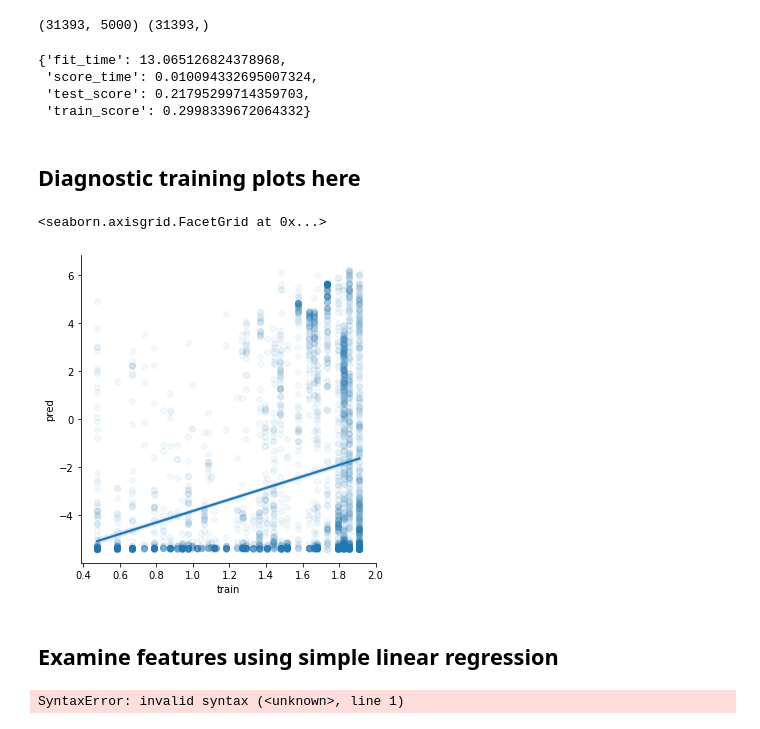
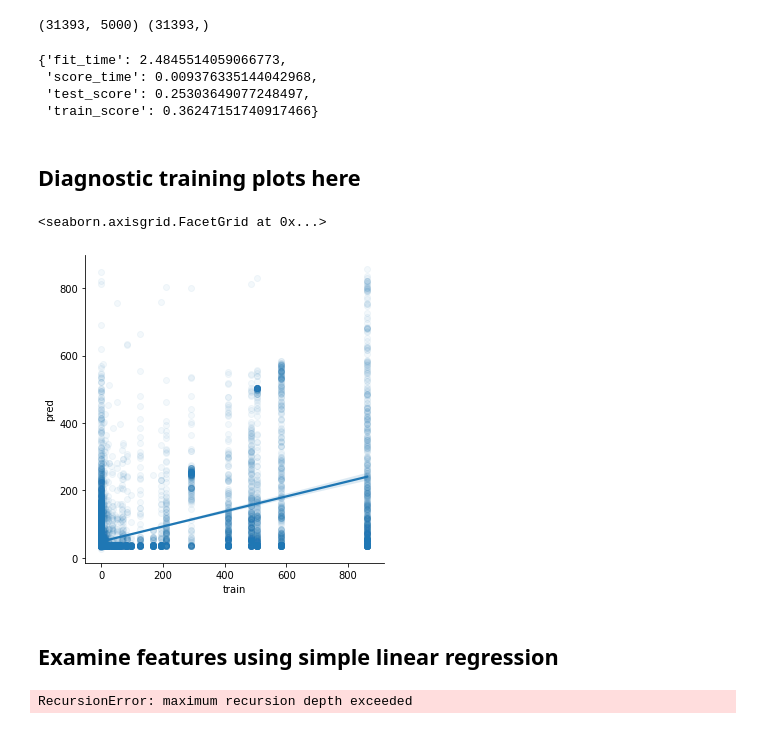
Before and after one commit to MartinChrisWood/news_crow, a Jupyter notebook: 07_ML_predict_size.ipynb, the cells around one changed output. Drawn from its saved outputs; the diff is of its cells as text; code cells hidden in the pictures.

Commit message:
Implemented some time coherence functions, testing ml  prediction on phrases vs straight tokens

```diff
--- a/07_ML_predict_size.ipynb
+++ b/07_ML_predict_size.ipynb
@@ -81,9 +80,6 @@ def get_phrased_nouns(sentences):
 # %%
-# Load the corpus
-df = pd.read_csv("working/RSS_clustered_louvain.csv")
-
 # A quick utility function to pre-process the text
-df["tokens"] = df["clean_text"].apply(preprocess_desc)
+df["tokens"] = df["clean_text"].apply(helper.preprocess_description)
 df['phrased_tokens'] = get_phrased_nouns(df['clean_text'])
 
 # Create variable for cluster size
@@ -94,7 +90,7 @@ df_size.head()
 
 df = df.merge(df_size, on="cluster", how="left")
 
-df['cluster_size'] = np.where(df['cluster']==-1, 0.001, df['cluster_size'])
+df['cluster_size'] = np.where(df['cluster']==-1, 0.0, df['cluster_size'])
 
 # Take a look at the features and labels
 df[['cluster_size', 'tokens', 'phrased_tokens']]
@@ -117,10 +113,10 @@ vectorizer = TfidfVectorizer(decode_error="ignore",
                              max_features=5000)
 
 # Create feature vectors
-X = vectorizer.fit_transform(df['tokens'].apply(" ".join))
+X = vectorizer.fit_transform(df['phrased_tokens'].apply(" ".join))
 
 # Create Labels
-y = np.asarray(np.log(df['cluster_size'].astype(float)))
+y = np.asarray(df['cluster_size'].astype(float))
 
 # Check that worked
 print(X.shape, y.shape)
@@ -149,20 +145,20 @@ y_pred = cross_val_predict(algo, X_train, y_train, cv=10)
 # %%
 {key: np.mean(value) for key, value in results.items() if key != 'estimator'}
 # %% [output]
-{'fit_time': 13.065126824378968,
- 'score_time': 0.010094332695007324,
- 'test_score': 0.21795299714359703,
- 'train_score': 0.2998339672064332}
+{'fit_time': 2.4845514059066773,
+ 'score_time': 0.009376335144042968,
+ 'test_score': 0.25303649077248497,
+ 'train_score': 0.36247151740917466}
 # %% [markdown]
 ## Diagnostic training plots here
 # %%
-temp_df = pd.DataFrame({"train": np.log(y_train),
+temp_df = pd.DataFrame({"train": y_train,
                         "pred": y_pred})
 
 sns.lmplot(x="train", y="pred", data=temp_df, scatter_kws={"alpha":0.05})
 # %% [output]
 <seaborn.axisgrid.FacetGrid at 0x...>
-[figure, old version]
+[figure, new version]
 # %% [markdown]
 ## Examine features using simple linear regression
 # %%
@@ -181,7 +177,7 @@ formula = "StorySize ~ " + " + ".join(vectorizer.get_feature_names())
 
 y, X_explore = dmatrices(formula, data=df_stats, return_type='dataframe')
 # %% [output]
-SyntaxError: invalid syntax (<unknown>, line 1)
+RecursionError: maximum recursion depth exceeded
 # %%
 model = sm.OLS(y, X_explore)
 results = model.fit()
```
Also changed, not shown: parts of 2 cells of this notebook, 2 other files.
